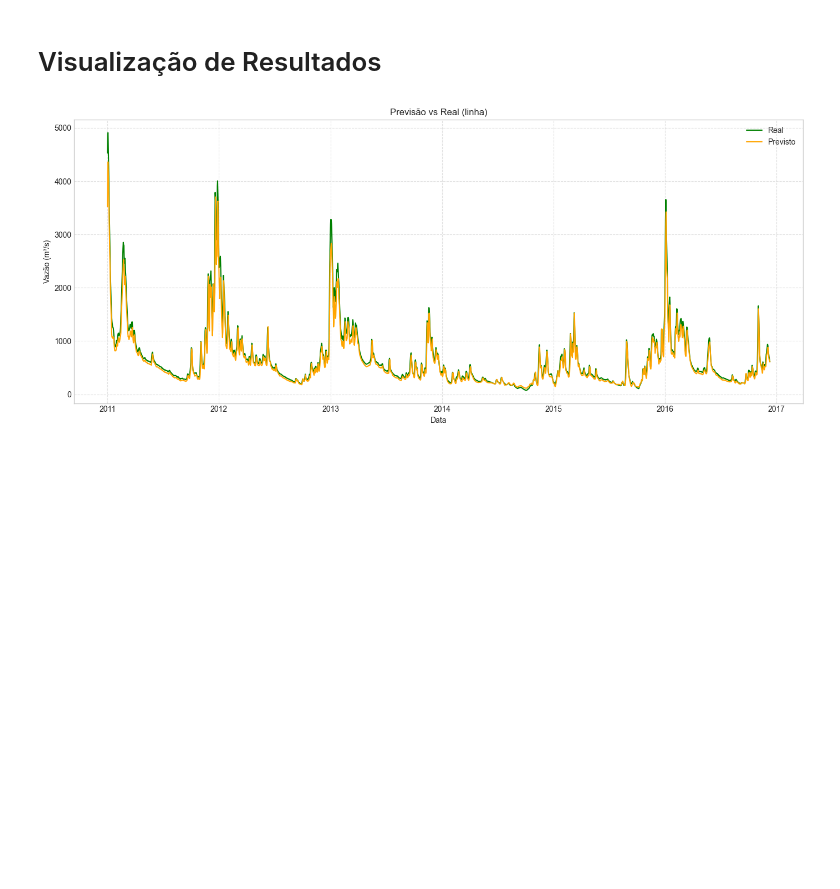
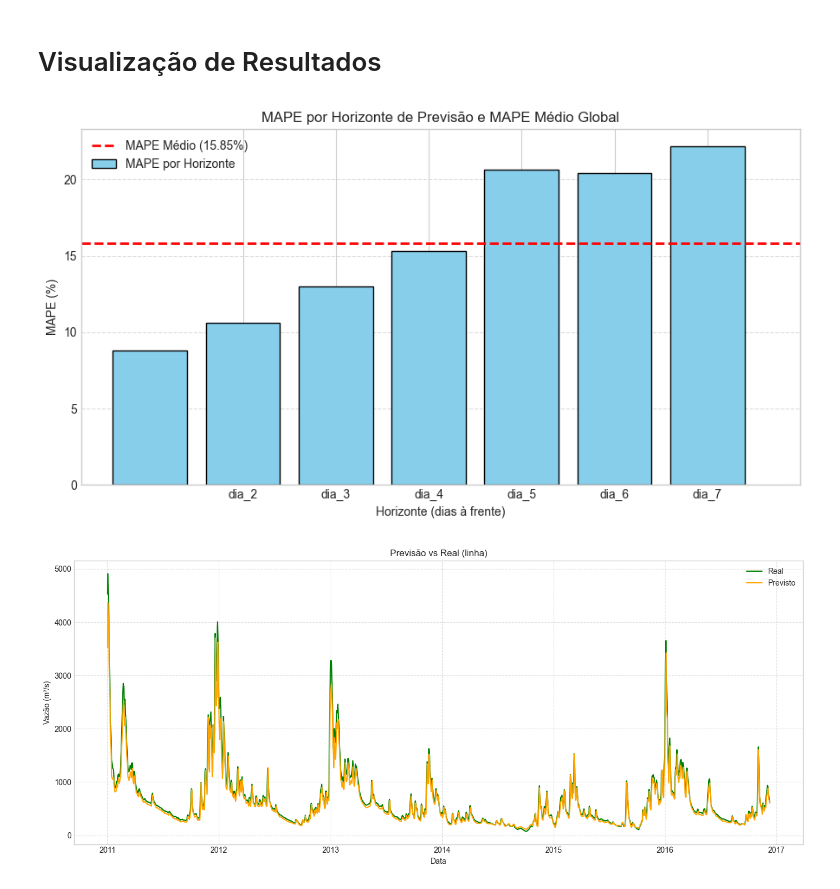
Before and after one commit to MarcosABP/Redes-Neurais, a Jupyter notebook: MLP.ipynb, the cells around one changed output. Saved outputs shown, nothing was run; the diff lists cells and outputs as text; code cells hidden in the pictures; blank space fills up the shorter version.

```diff
--- a/MLP.ipynb
+++ b/MLP.ipynb
@@ -728,6 +634,46 @@ Epoch 5/100
 # Visualização de Resultados
 # %%
 import seaborn as sns
+
+import matplotlib.pyplot as plt
+
+def plot_mape(metricas_finais):
+    # extrair dados do dicionário
+
+    mape_por_horizonte = metricas_finais.get("MAPE_por_horizonte", {})
+    mape_medio = metricas_finais.get("MAPE_medio", None)
+
+    # criar figura
+    plt.figure(figsize=(9,5))
+
+    # barras = MAPE por horizonte
+    plt.bar(
+        list(mape_por_horizonte.keys()),
+        list(mape_por_horizonte.values()),
+        color='skyblue',
+        edgecolor='black',
+        label='MAPE por Horizonte'
+    )
+
+    # linha horizontal = MAPE médio
+    plt.axhline(
+        y=mape_medio,
+        color='red',
+        linestyle='--',
+        linewidth=2,
+        label=f'MAPE Médio ({mape_medio:.2f}%)'
+    )
+
+    # ajustes visuais
+    plt.title("MAPE por Horizonte de Previsão e MAPE Médio Global")
+    plt.xlabel("Horizonte (dias à frente)")
+    plt.ylabel("MAPE (%)")
+    plt.xticks(range(1, len(mape_por_horizonte)+1))
+    plt.grid(axis='y', linestyle='--', alpha=0.7)
+    plt.legend()
+    plt.tight_layout()
+    plt.show()
+
 
 
 def grafico_linha_previsao_real(y_test, y_pred):
@@ -787,6 +733,10 @@ def grafico_histograma_erros(y_test, y_pred):
     plt.ylabel('Frequência')
     plt.grid(True)
     plt.show()
+# %%
+plot_mape(metricas_finais)
+# %% [output]
+[figure, added]
 # %%
 y_pred = model_final.predict(X_test_n, verbose=0)
 
```
Also changed, not shown: parts of 4 cells of this notebook.
